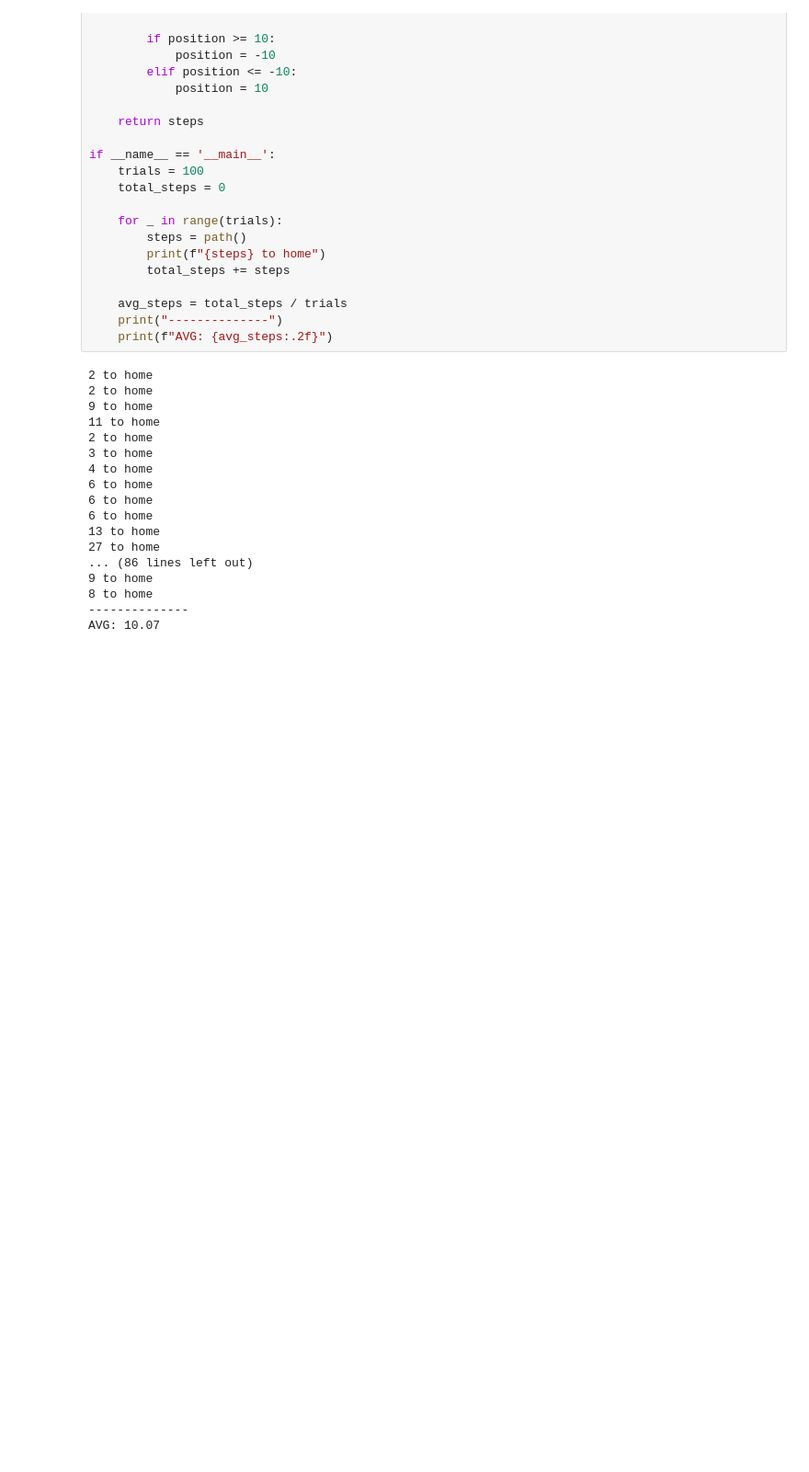
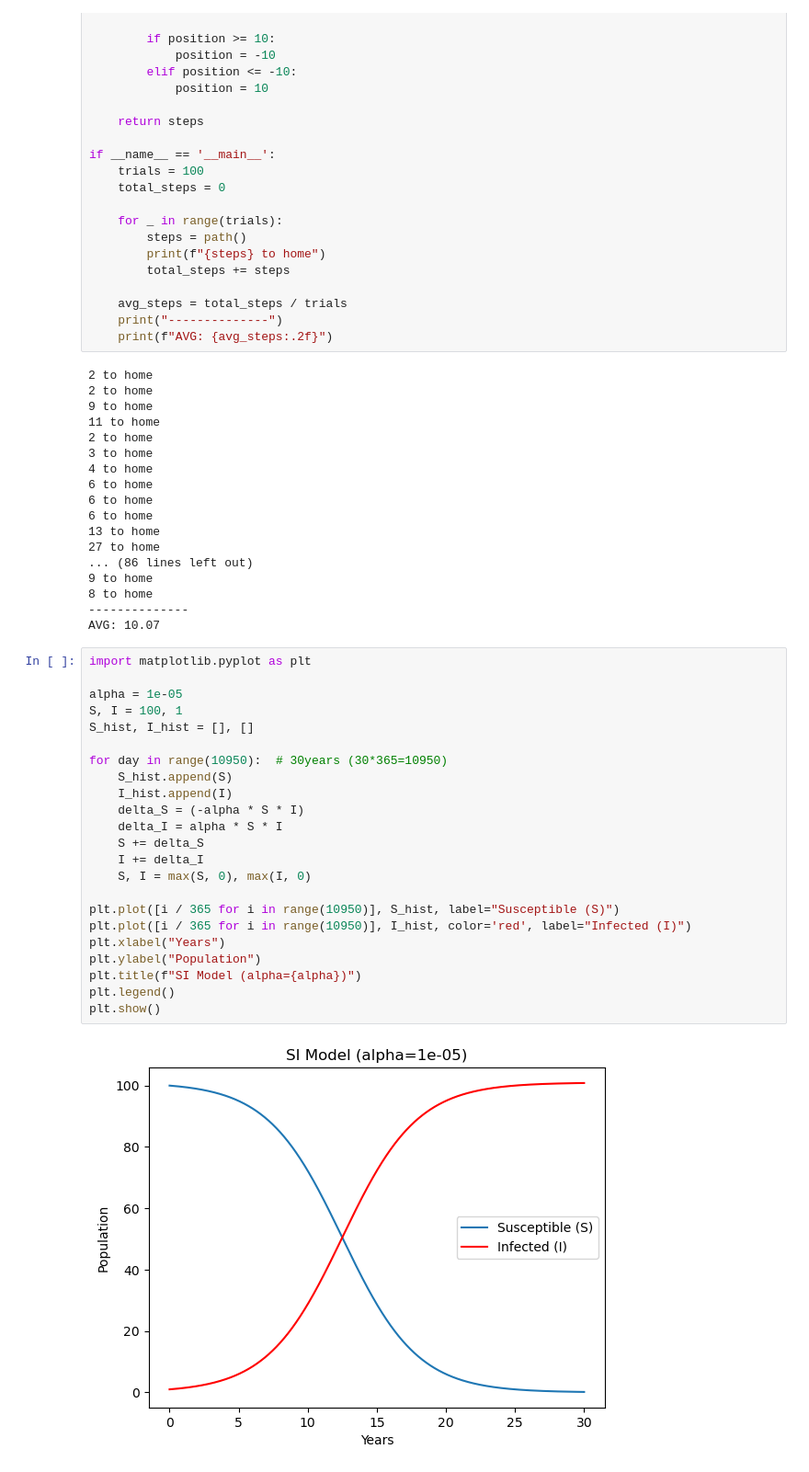
Before and after one commit to MacroXie04/Learn-to-Code, a Jupyter notebook: Python/Regular Expression.ipynb, the cells around one changed output. Shown at 92% size. Cells and saved outputs as stored; diff of their text form; blank space fills up the shorter version.

```diff
--- a/Python/Regular Expression.ipynb
+++ b/Python/Regular Expression.ipynb
@@ -575,3 +575,28 @@ if __name__ == '__main__':
 8 to home
 --------------
 AVG: 10.07
+# %%
+import matplotlib.pyplot as plt
+
+alpha = 1e-05
+S, I = 100, 1
+S_hist, I_hist = [], []
+
+for day in range(10950):  # 30years (30*365=10950)
+    S_hist.append(S)
+    I_hist.append(I)
+    delta_S = (-alpha * S * I)
+    delta_I = alpha * S * I
+    S += delta_S
+    I += delta_I
+    S, I = max(S, 0), max(I, 0)
+
+plt.plot([i / 365 for i in range(10950)], S_hist, label="Susceptible (S)")
+plt.plot([i / 365 for i in range(10950)], I_hist, color='red', label="Infected (I)")
+plt.xlabel("Years")
+plt.ylabel("Population")
+plt.title(f"SI Model (alpha={alpha})")
+plt.legend()
+plt.show()
+# %% [output]
+[figure, added]
```
Also changed, not shown: parts of 2 cells of this notebook, 3 other files.
